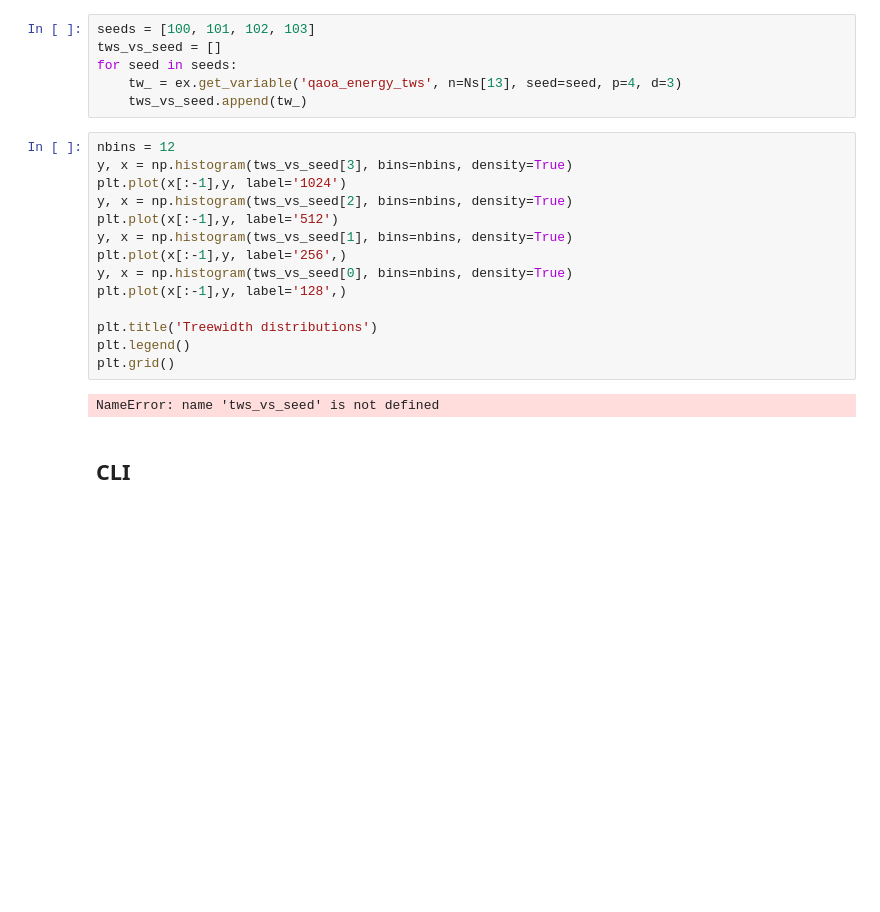
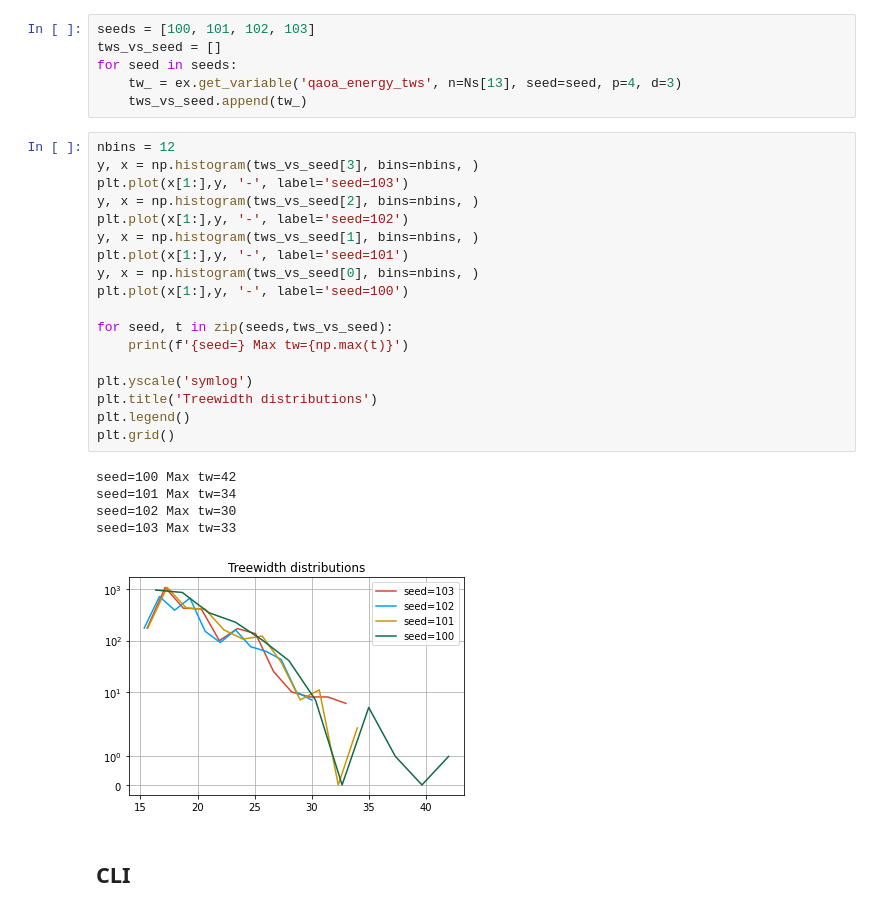
Before and after one commit to danlkv/QTensor, a Jupyter notebook: analysis/spec/notebooks/QAOA_bench.ipynb, the cells around one changed output. Drawn from its saved outputs; the diff is of its cells as text; blank space fills up the shorter version.

```diff
--- a/analysis/spec/notebooks/QAOA_bench.ipynb
+++ b/analysis/spec/notebooks/QAOA_bench.ipynb
@@ -196,20 +196,28 @@ for seed in seeds:
     tws_vs_seed.append(tw_)
 # %%
 nbins = 12
-y, x = np.histogram(tws_vs_seed[3], bins=nbins, density=True)
-plt.plot(x[:-1],y, label='1024')
-y, x = np.histogram(tws_vs_seed[2], bins=nbins, density=True)
-plt.plot(x[:-1],y, label='512')
-y, x = np.histogram(tws_vs_seed[1], bins=nbins, density=True)
-plt.plot(x[:-1],y, label='256',)
-y, x = np.histogram(tws_vs_seed[0], bins=nbins, density=True)
-plt.plot(x[:-1],y, label='128',)
+y, x = np.histogram(tws_vs_seed[3], bins=nbins, )
+plt.plot(x[1:],y, '-', label='seed=103')
+y, x = np.histogram(tws_vs_seed[2], bins=nbins, )
+plt.plot(x[1:],y, '-', label='seed=102')
+y, x = np.histogram(tws_vs_seed[1], bins=nbins, )
+plt.plot(x[1:],y, '-', label='seed=101')
+y, x = np.histogram(tws_vs_seed[0], bins=nbins, )
+plt.plot(x[1:],y, '-', label='seed=100')
 
+for seed, t in zip(seeds,tws_vs_seed):
+    print(f'{seed=} Max tw={np.max(t)}')
+
+plt.yscale('symlog')
 plt.title('Treewidth distributions')
 plt.legend()
 plt.grid()
 # %% [output]
-NameError: name 'tws_vs_seed' is not defined
+seed=100 Max tw=42
+seed=101 Max tw=34
+seed=102 Max tw=30
+seed=103 Max tw=33
+[figure, added]
 # %% [markdown]
 ## CLI
 # %%
```
Also changed, not shown: 2 other files.
